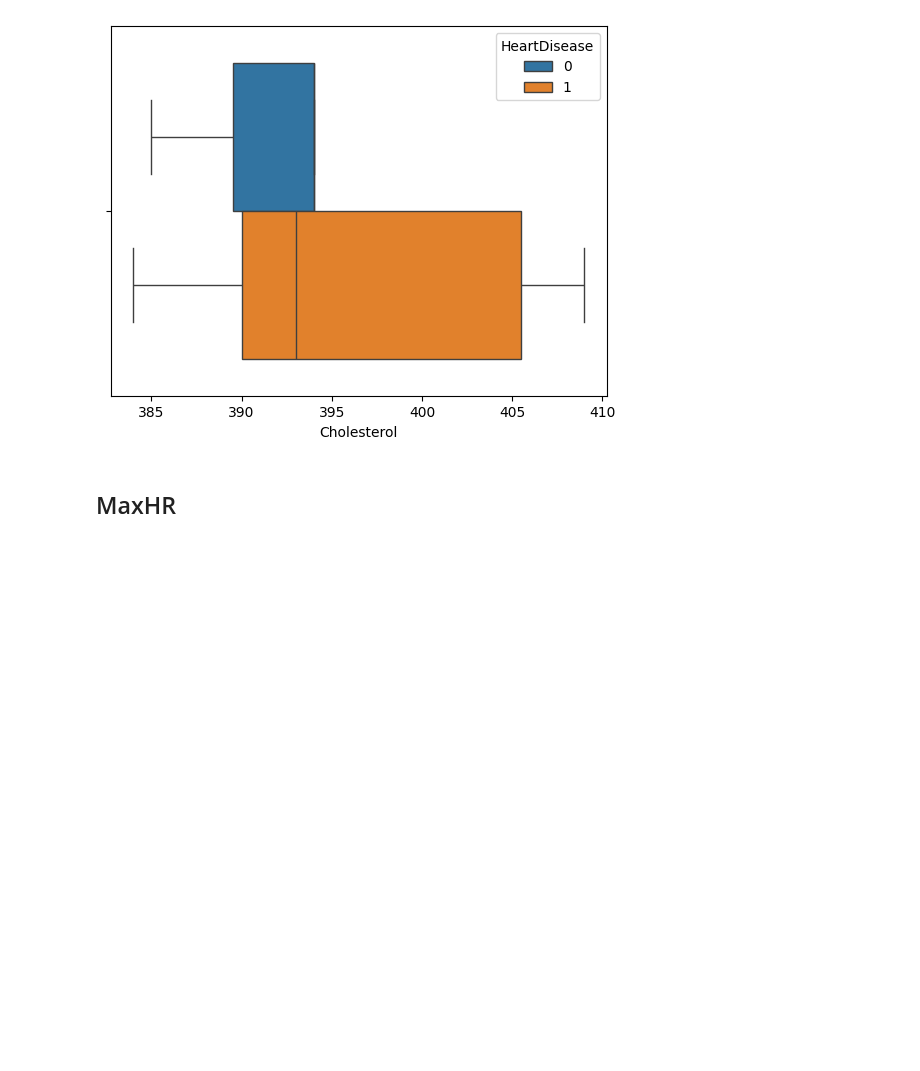
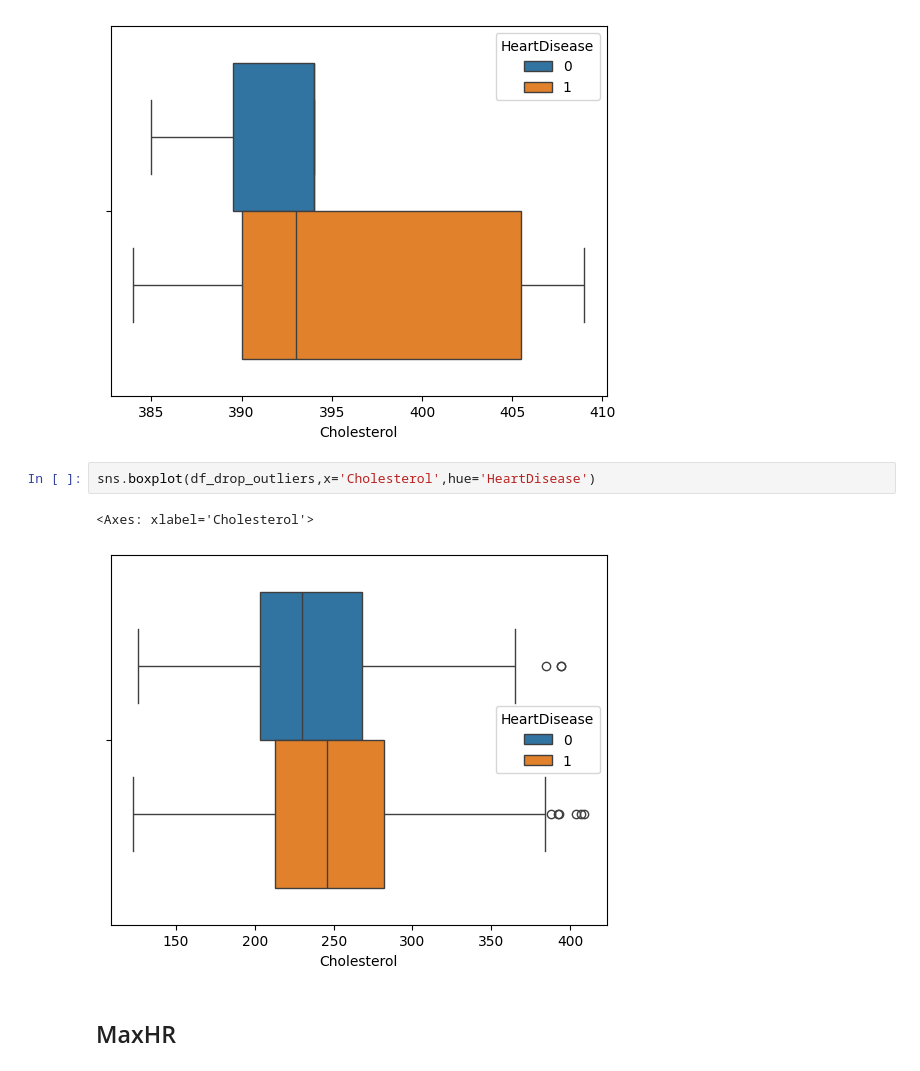
Before and after one commit to ChickenMan-1080/ML-Practice, a Jupyter notebook: ML-Heart/main.ipynb, the cells around one changed output. Saved outputs shown, nothing was run; the diff lists cells and outputs as text; blank space fills up the shorter version.

```diff
--- a/ML-Heart/main.ipynb
+++ b/ML-Heart/main.ipynb
@@ -250,6 +251,11 @@ sns.boxplot(df_drop_outliers[(df_drop_outliers['Cholesterol'] > Q3_Cholesterol +
 # %% [output]
 <Axes: xlabel='Cholesterol'>
 [figure]
+# %%
+sns.boxplot(df_drop_outliers,x='Cholesterol',hue='HeartDisease')
+# %% [output]
+<Axes: xlabel='Cholesterol'>
+[figure, added]
 # %% [markdown]
 ## MaxHR
 # %%
```
Also changed, not shown: parts of 9 cells of this notebook.
